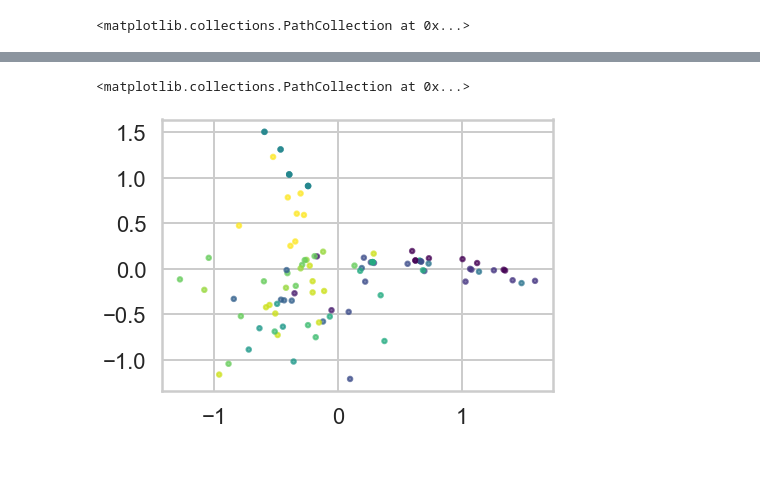
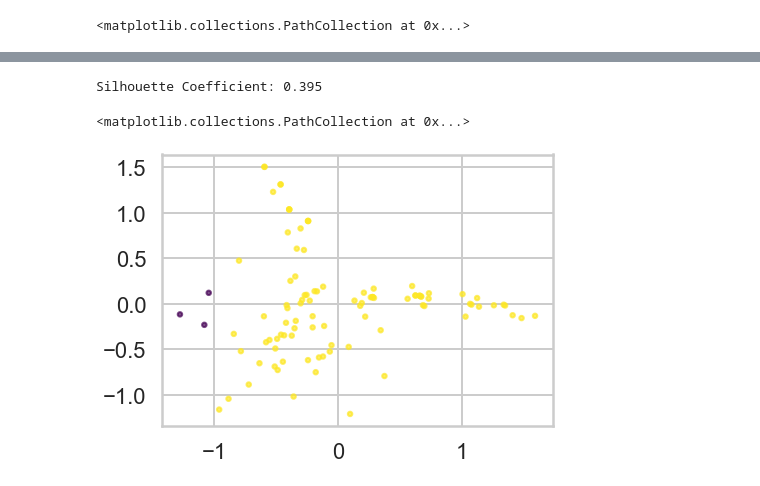
Before and after one commit to batkaw/Springboard, a Jupyter notebook: Mini Projects/Clustering Case Study - Customer Segmentation with K-Means - Tier 3.ipynb, the cells around one changed output, grey strips where cells are left out. Cells and saved outputs as stored; diff of their text form; code cells hidden in the pictures.

```diff
--- a/Mini Projects/Clustering Case Study - Customer Segmentation with K-Means - Tier 3.ipynb
+++ b/Mini Projects/Clustering Case Study - Customer Segmentation with K-Means - Tier 3.ipynb
@@ -600,13 +603,16 @@ ax.scatter(df_pca[0],df_pca[1],alpha=0.7,c=ac_labels,cmap='viridis', s=20)
 # %%
 from sklearn.cluster import DBSCAN
 # %%
-db = DBSCAN()
+db = DBSCAN(eps=2, min_samples=3)
 db.fit_predict(X)
 
-db_labels = clustering.labels_
+db_labels = db.labels_
+
+print("Silhouette Coefficient: %0.3f" % metrics.silhouette_score(X, db_labels, metric='sqeuclidean'))
 
 fig, ax = plt.subplots(figsize=(7, 5))
 ax.scatter(df_pca[0],df_pca[1],alpha=0.7,c=db_labels,cmap='viridis', s=20)
 # %% [output]
-<matplotlib.collections.PathCollection at 0x...>
+Silhouette Coefficient: 0.395
+<matplotlib.collections.PathCollection at 0x...>
-[figure, old version]
+[figure, new version]
```
Also changed, not shown: parts of 7 cells of this notebook.
